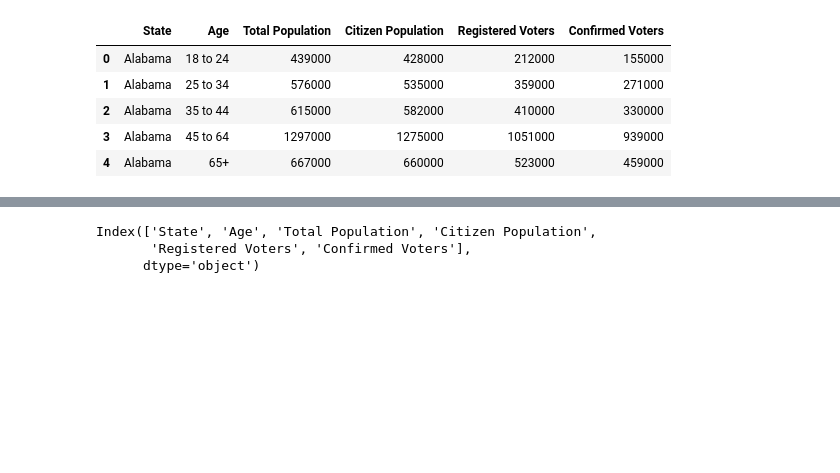
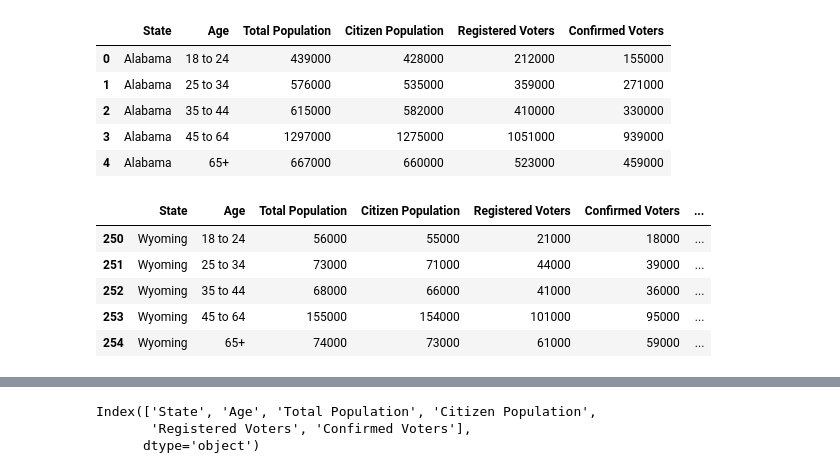
Before and after one commit to JeffreyAsuncion/Data_Analysis_2012_US_Voter_Data, a Jupyter notebook: US_Voter_2012.ipynb, the cells around one changed output, grey strips where cells are left out. Saved outputs shown, nothing was run; the diff lists cells and outputs as text; code cells hidden in the pictures; blank space fills up the shorter version.

```diff
--- a/US_Voter_2012.ipynb
+++ b/US_Voter_2012.ipynb
@@ -15,3 +19,12 @@ df.head()
 | 2 | Alabama | 35 to 44 | 615000 | 582000 | 410000 | 330000 |
 | 3 | Alabama | 45 to 64 | 1297000 | 1275000 | 1051000 | 939000 |
 | 4 | Alabama | 65+ | 667000 | 660000 | 523000 | 459000 |
+# %%
+df.tail()
+# %% [output]
+|  | State | Age | Total Population | Citizen Population | Registered Voters | Confirmed Voters | ... |
+| 250 | Wyoming | 18 to 24 | 56000 | 55000 | 21000 | 18000 | ... |
+| 251 | Wyoming | 25 to 34 | 73000 | 71000 | 44000 | 39000 | ... |
+| 252 | Wyoming | 35 to 44 | 68000 | 66000 | 41000 | 36000 | ... |
+| 253 | Wyoming | 45 to 64 | 155000 | 154000 | 101000 | 95000 | ... |
+| 254 | Wyoming | 65+ | 74000 | 73000 | 61000 | 59000 | ... |
```
Also changed, not shown: parts of 34 cells of this notebook.
